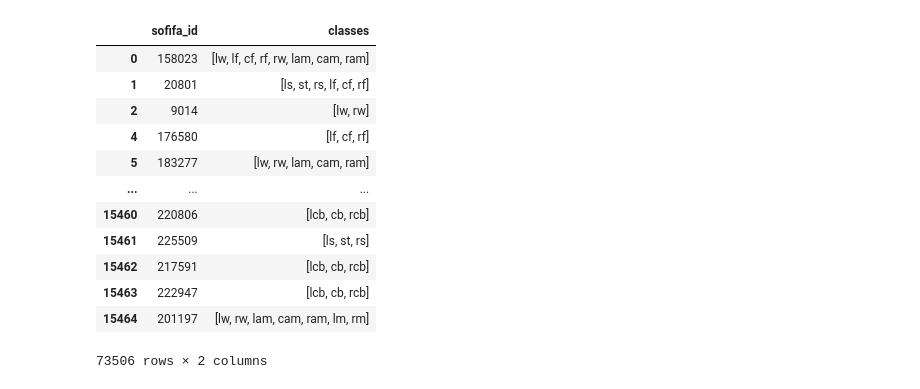
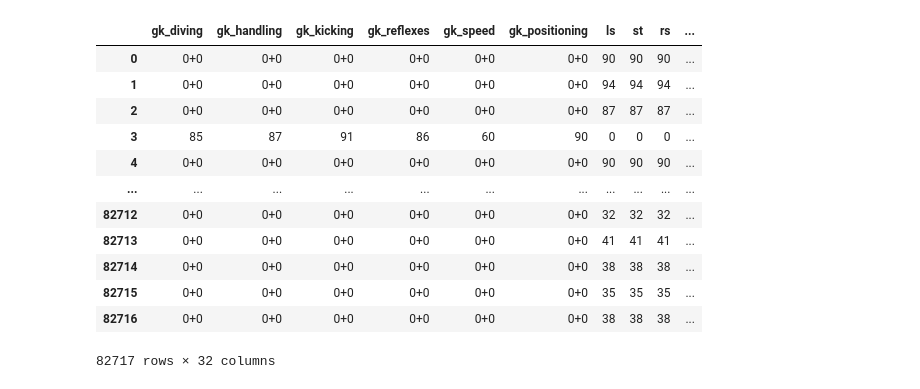
Before and after one commit to ApekshaAgnihotri/FIFA_Player_Position_Prediction, a Jupyter notebook: Combined_datafiles.ipynb, the cells around one changed output. Cells and saved outputs as stored; diff of their text form; code cells hidden in the pictures.

```diff
--- a/Combined_datafiles.ipynb
+++ b/Combined_datafiles.ipynb
@@ -68,44 +73,47 @@ label_attributes_df.head
 # %%
-# This method takes data frames with all the label attributes and generates labels for player record.
-def extract_labels(label_attributes_df):
-    ids=label_attributes_df.sofifa_id
-    label_attributes_df.drop(columns=["sofifa_id"],inplace=True)
+# def extract_labels(label_attributes_df):
+ids=label_attributes_df.sofifa_id
+label_attributes_df.drop(columns=["sofifa_id"],inplace=True)
 
     # Splitting each column values by "+" and storing the addition of splitted values.
     # Ex: label["ls"]= 93+1 =94
-    for col in label_attributes_df.columns:
-        label_attributes_df[col]=label_attributes_df[col].apply(lambda v:v.split('+')).apply(lambda s: int(s[0])+int(s[1]))
+for col in label_attributes_df.columns[6:]:
+    label_attributes_df[col]=label_attributes_df[col].apply(lambda v:v.split('+')).apply(lambda s: int(s[0])+int(s[1]))
 #     for col in label_attributes_df.columns:
 #         label_attributes_df[col]=label_attributes_df[col].apply(lambda v:v.split('-')).apply(lambda s: int(s[0])-int(s[1]))
 
     # Finding all the position which has max values.
-    label_attributes_df=label_attributes_df[label_attributes_df.apply(lambda x: x == label_attributes_df.max(axis = 1))]
-    classes=[]
+# label_attributes_df=label_attributes_df[label_attributes_df.apply(lambda x: x == label_attributes_df.max(axis = 1))]
+
+
+
+#     classes=[]
 
     # Getting the column names
-    for i in range(label_attributes_df.shape[0]):
-        l=list(label_attributes_df.columns[np.isfinite(label_attributes_df.iloc[i])])
-        classes.append(l)
+#     for i in range(label_attributes_df.shape[0]):
+#         l=list(label_attributes_df.columns[np.isfinite(label_attributes_df.iloc[i])])
+#         classes.append(l)
 
-    labels=pd.DataFrame();
-    labels["sofifa_id"]=ids
-    labels["classes"]=classes
-    #labels=label_attributes_df.filter(items=["sofifa_id","classes"])
-    return labels
+#     labels=pd.DataFrame();
+#     labels["sofifa_id"]=ids
+#     labels["classes"]=classes
+#     #labels=label_attributes_df.filter(items=["sofifa_id","classes"])
+#     return labels
 
-labels = extract_labels(label_attributes_df)
-labels
+# labels = extract_labels(label_attributes_df)
+
+label_attributes_df
 # %% [output]
-|  | sofifa_id | classes |
-| 0 | 158023 | [lw, lf, cf, rf, rw, lam, cam, ram] |
-| 1 | 20801 | [ls, st, rs, lf, cf, rf] |
-| 2 | 9014 | [lw, rw] |
-| 4 | 176580 | [lf, cf, rf] |
-| 5 | 183277 | [lw, rw, lam, cam, ram] |
-| ... | ... | ... |
-| 15460 | 220806 | [lcb, cb, rcb] |
-| 15461 | 225509 | [ls, st, rs] |
-| 15462 | 217591 | [lcb, cb, rcb] |
-| 15463 | 222947 | [lcb, cb, rcb] |
-| 15464 | 201197 | [lw, rw, lam, cam, ram, lm, rm] |
+|  | gk_diving | gk_handling | gk_kicking | gk_reflexes | gk_speed | gk_positioning | ls | st | rs | ... |
+| 0 | 0+0 | 0+0 | 0+0 | 0+0 | 0+0 | 0+0 | 90 | 90 | 90 | ... |
+| 1 | 0+0 | 0+0 | 0+0 | 0+0 | 0+0 | 0+0 | 94 | 94 | 94 | ... |
+| 2 | 0+0 | 0+0 | 0+0 | 0+0 | 0+0 | 0+0 | 87 | 87 | 87 | ... |
+| 3 | 85 | 87 | 91 | 86 | 60 | 90 | 0 | 0 | 0 | ... |
+| 4 | 0+0 | 0+0 | 0+0 | 0+0 | 0+0 | 0+0 | 90 | 90 | 90 | ... |
+| ... | ... | ... | ... | ... | ... | ... | ... | ... | ... | ... |
+| 82712 | 0+0 | 0+0 | 0+0 | 0+0 | 0+0 | 0+0 | 32 | 32 | 32 | ... |
+| 82713 | 0+0 | 0+0 | 0+0 | 0+0 | 0+0 | 0+0 | 41 | 41 | 41 | ... |
+| 82714 | 0+0 | 0+0 | 0+0 | 0+0 | 0+0 | 0+0 | 38 | 38 | 38 | ... |
+| 82715 | 0+0 | 0+0 | 0+0 | 0+0 | 0+0 | 0+0 | 35 | 35 | 35 | ... |
+| 82716 | 0+0 | 0+0 | 0+0 | 0+0 | 0+0 | 0+0 | 38 | 38 | 38 | ... |
-73506 rows × 2 columns
+82717 rows × 32 columns
```
Also changed, not shown: parts of 6 cells of this notebook.
